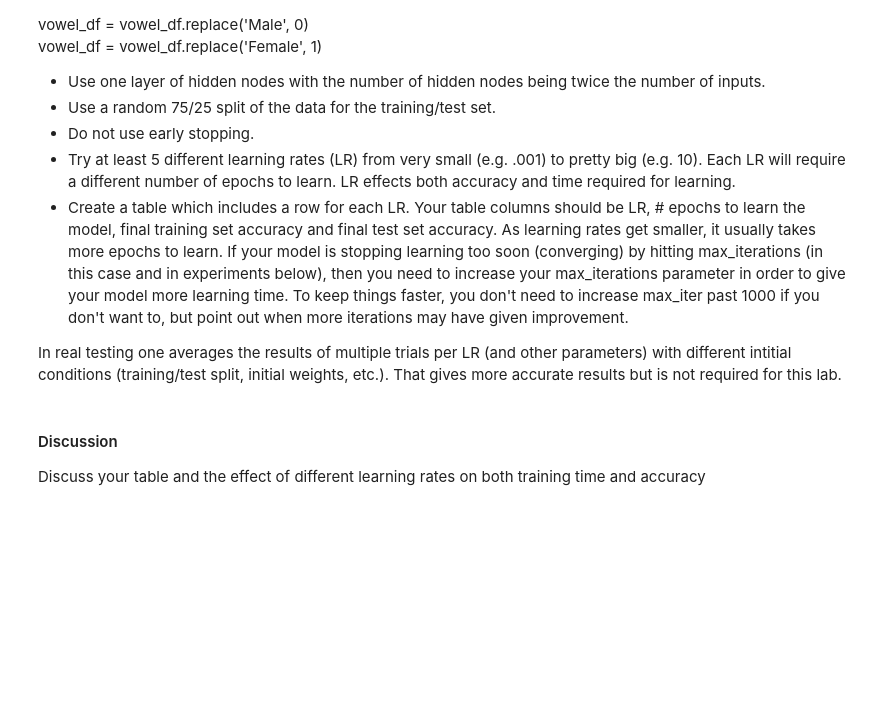
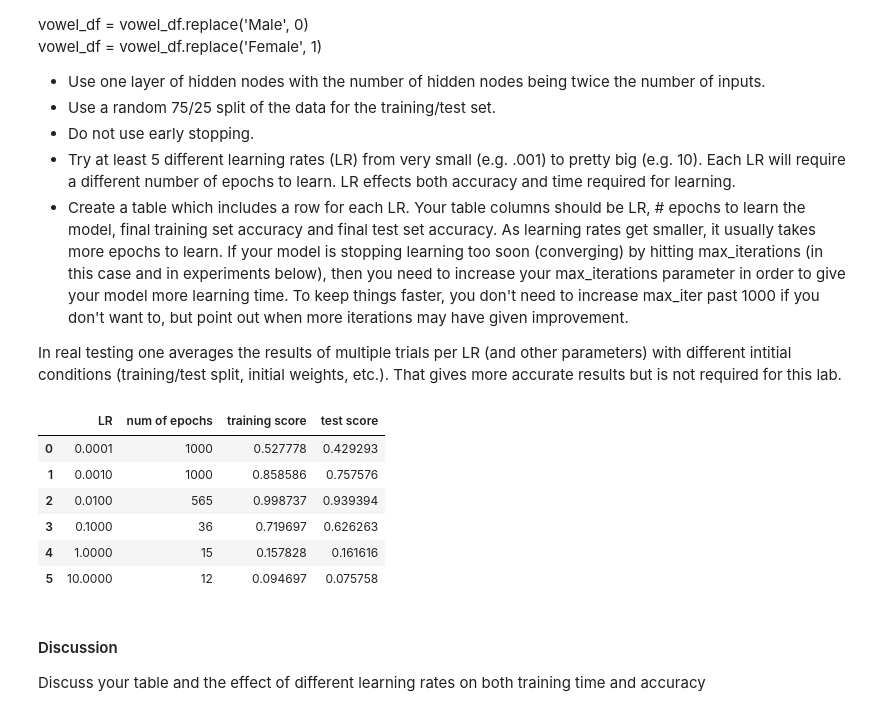
Before and after one commit to joansia9/backprop, a Jupyter notebook: Backpropagation Lab.ipynb, the cells around one changed output. Saved outputs shown, nothing was run; the diff lists cells and outputs as text; code cells hidden in the pictures; blank space fills up the shorter version.

```diff
--- a/Backpropagation Lab.ipynb
+++ b/Backpropagation Lab.ipynb
@@ -391,3 +423,82 @@ In real testing one averages the results of multiple trials per LR (and other pa
+# %%
+import numpy as np
+import pandas as pd
+from sklearn.model_selection import train_test_split
+from sklearn.neural_network import MLPClassifier
+from scipy.io import arff
+from sklearn.preprocessing import LabelEncoder
+from sklearn.metrics import accuracy_score
+
+vowel_data = arff.loadarff('vowel.arff')
+vowel_df = pd.DataFrame(vowel_data[0])
+vowel_df.head()
+
+X = vowel_df.iloc[:, :-1].values
+y = vowel_df.iloc[:, -1].values
+
+label_encoder = LabelEncoder() # Create a LabelEncoder object
+y = label_encoder.fit_transform(y) # Fit and transform the target variable
+
+vowel_df = vowel_df.iloc[:, 1:] #drop the first column bc it is train/test
+
+vowel_df['Sex'] = vowel_df['Sex'].str.decode('utf-8') #Changes the byte code data into a normal string, b'Male' becomes "Male"
+vowel_df['Speaker Number'] = vowel_df['Speaker Number'].str.decode('utf-8')
+
+vowel_df = vowel_df.replace('Male', 0)
+vowel_df = vowel_df.replace('Female', 1)
+vowel_df['Speaker Number'] = vowel_df['Speaker Number'].astype('category').cat.codes
+
+X = vowel_df.iloc[:, :-1].values # Features (everything except last column)
+y = vowel_df.iloc[:, -1].values # Target (last column)
+
+label_encoder = LabelEncoder() # Create a LabelEncoder object
+y = label_encoder.fit_transform(y) # Fit and transform the target variable
+
+#training with different learning rates!
+learing_rates = [0.0001, 0.001, 0.01, 0.1, 1, 10]
+results = []
+num_inputs = vowel_df.shape[1]
+
+#table
+results = []
+
+X_train, X_test, y_train, y_test = train_test_split(X, y, test_size=0.2, random_state=42)
+for lr in learing_rates:
+  clf = MLPClassifier(
+      hidden_layer_sizes=(64,),
+      activation='logistic',
+      solver='sgd',
+      alpha=0,
+      batch_size=1,
+      learning_rate_init=lr, #best lr is 0.1
+      shuffle=True,
+      momentum=0,
+      max_iter=1000,
+      random_state=42
+  )
+
+  clf.fit(X_train, y_train)
+  y_pred = clf.predict(X_test)
+  results.append({'LR': lr,
+                    'num of epochs': clf.n_iter_,
+                    'training score': clf.score(X_train, y_train),
+                    'test score': accuracy_score(y_test, y_pred),
+                    })
+
+results = pd.DataFrame(results)
+results.head(6)
+
+#Number of iterations until convergence: 2767
+#Training set accuracy: 1.0000
+#Test set accuracy: 0.9394
+# %% [output]
+|  | LR | num of epochs | training score | test score |
+| 0 | 0.0001 | 1000 | 0.527778 | 0.429293 |
+| 1 | 0.0010 | 1000 | 0.858586 | 0.757576 |
+| 2 | 0.0100 | 565 | 0.998737 | 0.939394 |
+| 3 | 0.1000 | 36 | 0.719697 | 0.626263 |
+| 4 | 1.0000 | 15 | 0.157828 | 0.161616 |
+| 5 | 10.0000 | 12 | 0.094697 | 0.075758 |
 # %% [markdown]
 #### Discussion
 Discuss your table and the effect of different learning rates on both training time and accuracy
```
Also changed, not shown: parts of 14 cells of this notebook.
